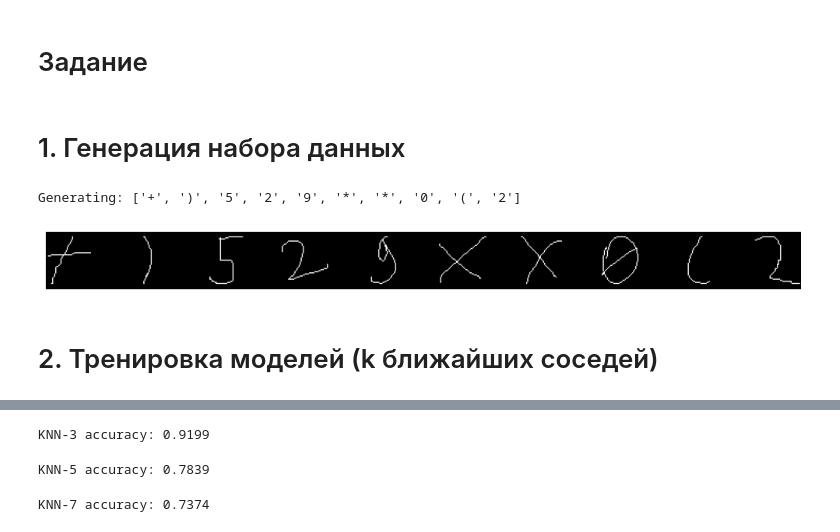
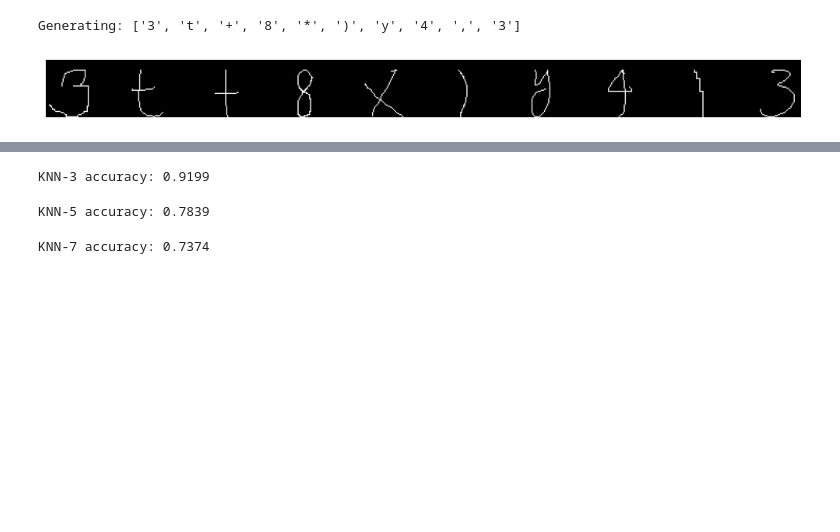
Before and after one commit to Kekes09/ImageProcessing, a Jupyter notebook: ip9/DE_IP_HomeTask_9.ipynb, the cells around one changed output, grey strips where cells are left out. Drawn from its saved outputs; the diff is of its cells as text; code cells hidden in the pictures; blank space fills up the shorter version.

```diff
--- a/ip9/DE_IP_HomeTask_9.ipynb
+++ b/ip9/DE_IP_HomeTask_9.ipynb
@@ -1,5 +1,3 @@
-# %% [markdown]
-# Задание
 # %%
 # Преоразовать существующий код для распознавания последовательности рукописных символов в текст.
 # Написать генератор произвольной последовательности рукописных символов.
@@ -16,5 +19,3 @@
 # 2. Выделение объектов оставляете как есть.
 # 3. Примернить k-nn для решения задачи классификации.
 # 4. Вывести результат
-# %% [markdown]
-# 1. Генерация набора данных
@@ -43,13 +40,12 @@ class SymbolSequenceGenerator:
         total_width = sum(img.shape[1] for img in images) + self.spacing * (len(images) - 1)
         max_height = max(img.shape[0] for img in images) + 10
 
-
         sequence_img = np.ones((max_height, total_width), dtype=np.uint8) * 255
 
         x_offset = 0
         for img in images:
             h, w = img.shape
-            y_offset = (max_height - h) // 2
+            y_offset = (max_height - h)
             sequence_img[y_offset:y_offset + h, x_offset:x_offset + w] = img
             x_offset += w + self.spacing
 
@@ -83,30 +79,43 @@ class SymbolSequenceGenerator:
 
         if img is None:
             print(f"Failed to read image: {img_path}")
             return None
 
         return img
 
     @staticmethod
     def _normalize_symbol_name(symbol: str) -> str:
         mapping = {'X': 'x', 'times': '*'}
         return mapping.get(symbol, symbol)
 
     @staticmethod
     def _get_available_symbols(data_path: str) -> list[str]:
         subfolders = [
             name for name in next(os.walk(data_path))[1]
             if not name.startswith('.')
         ]
         return subfolders
 
     @staticmethod
     def _display_single_char(img, folder_name, random_image):
         try:
             plt.figure(figsize=(1, 1))
             plt.imshow(cv.bitwise_not(img), cmap='gray')
             plt.axis('off')
             plt.title(f'Symbol: {folder_name} / {random_image}')
             plt.show()
         except Exception:
             pass
+path_to_folder = './data'
+generator = SymbolSequenceGenerator(path_to_folder)
+def show_image(img: np.ndarray):
+    plt.figure(figsize=(10, 8))
+    plt.imshow(img, cmap='gray')
+    plt.axis('off')
+    plt.tight_layout()
+    plt.show()
+_, sequence_image = generator.create_sequence_image(10)
+show_image(sequence_image)
+# %% [output]
+Generating: ['3', 't', '+', '8', '*', ')', 'y', '4', ',', '3']
+[figure, added]
@@ -123,8 +121,0 @@ def show_image(img: np.ndarray):
-# %%
-_, sequence_image = generator.create_sequence_image(10)
-show_image(sequence_image)
-# %% [output]
-Generating: ['+', ')', '5', '2', '9', '*', '*', '0', '(', '2']
-[figure, removed]
-# %% [markdown]
-# 2. Тренировка моделей (k ближайших соседей)
```
Also changed, not shown: parts of 19 cells of this notebook.
